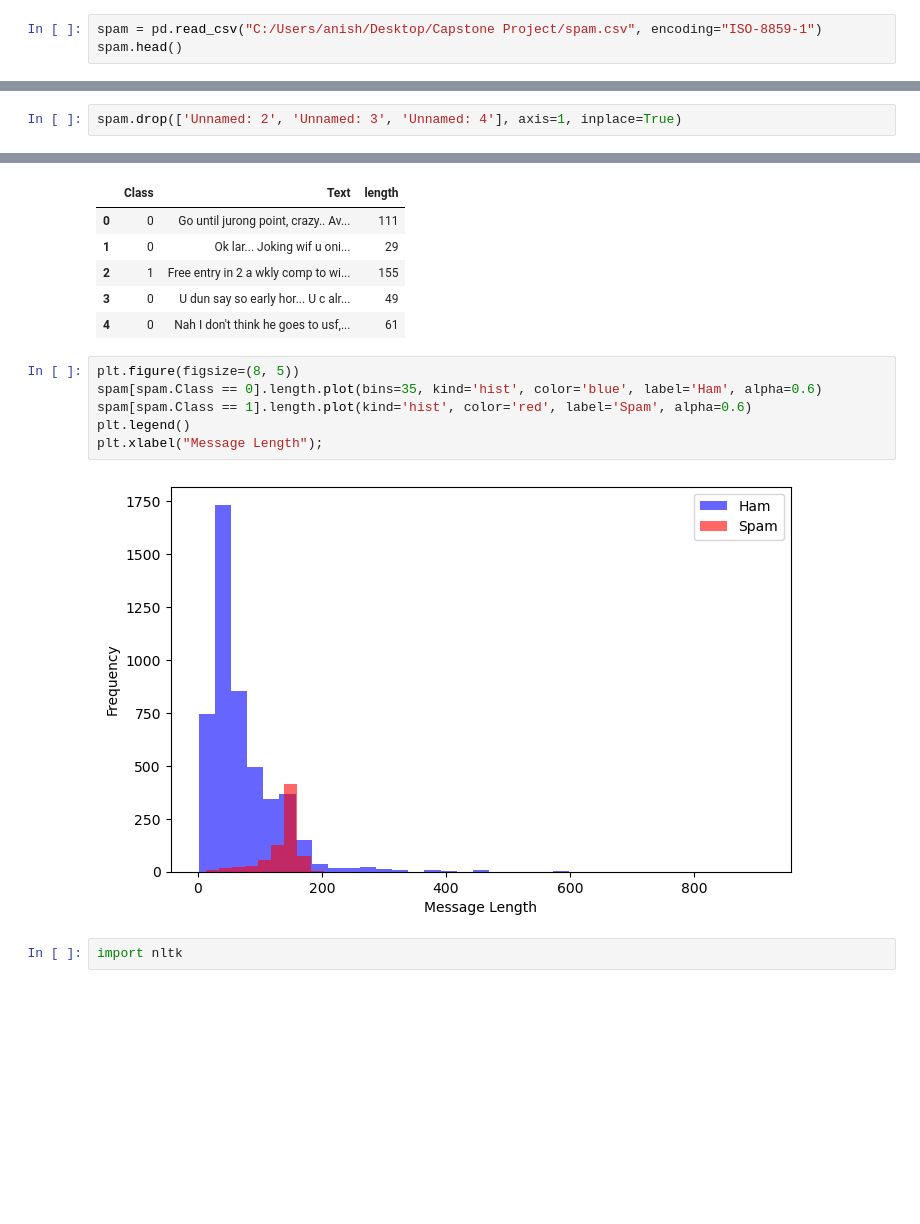
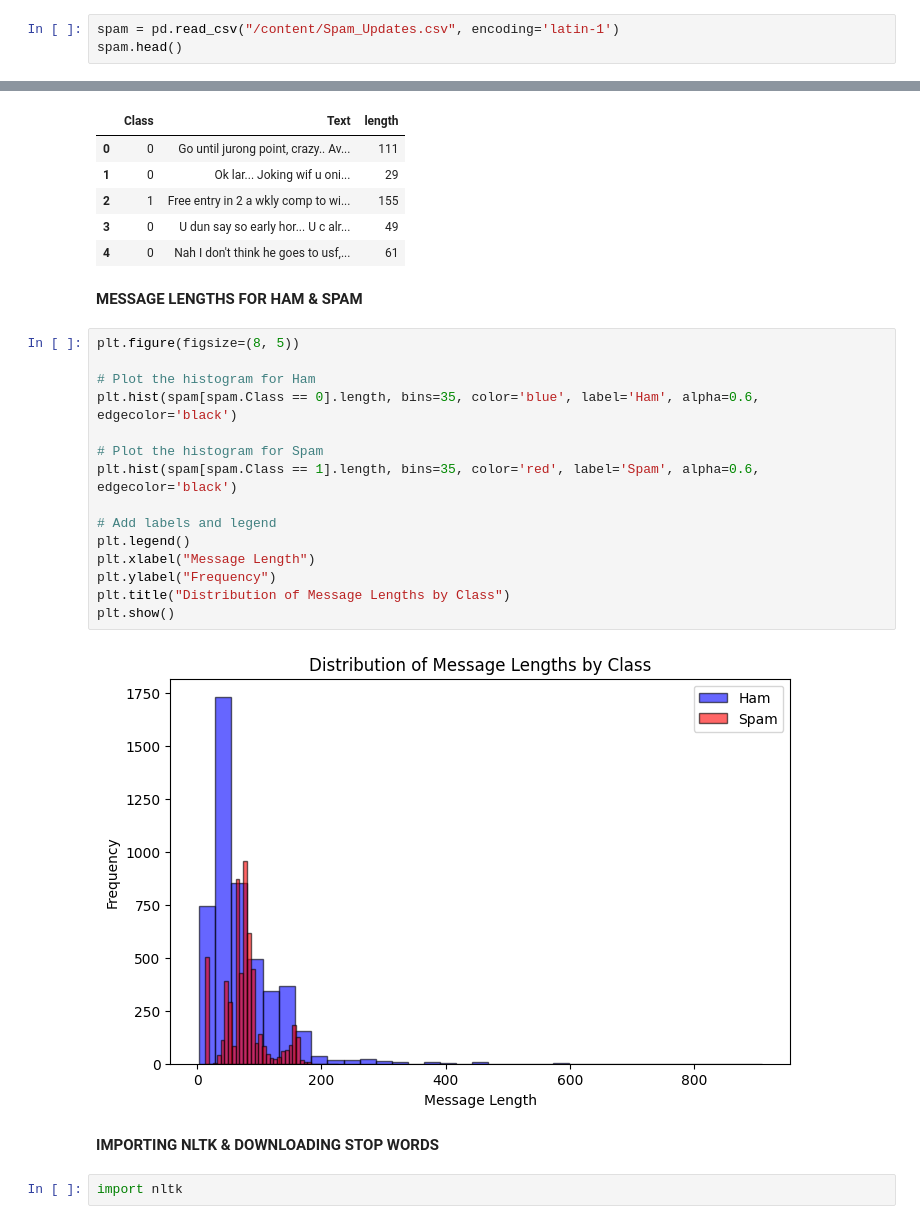
Before and after one commit to alwinkscaria/sms-spam-detection, a Jupyter notebook: notebooks/sms_spam_detection.ipynb, the cells around one changed output, grey strips where cells are left out. Cells and saved outputs as stored; diff of their text form; blank space fills up the shorter version.

```diff
--- a/notebooks/sms_spam_detection.ipynb
+++ b/notebooks/sms_spam_detection.ipynb
@@ -51,4 +52,4 @@ spam.head()
 # %%
-spam = pd.read_csv("C:/Users/anish/Desktop/Capstone Project/spam.csv", encoding="ISO-8859-1")
+spam = pd.read_csv("/content/Spam_Updates.csv", encoding='latin-1')
 spam.head()
 # %% [output]
@@ -92,2 +91,0 @@ Remove unnecessary variables:
-# %%
-spam.drop(['Unnamed: 2', 'Unnamed: 3', 'Unnamed: 4'], axis=1, inplace=True)
@@ -179,13 +186,26 @@ spam.head()
 | 2 | 1 | Free entry in 2 a wkly comp to wi... | 155 |
 | 3 | 0 | U dun say so early hor... U c alr... | 49 |
 | 4 | 0 | Nah I don't think he goes to usf,... | 61 |
+# %% [markdown]
+**MESSAGE LENGTHS FOR HAM & SPAM**
 # %%
 plt.figure(figsize=(8, 5))
-spam[spam.Class == 0].length.plot(bins=35, kind='hist', color='blue', label='Ham', alpha=0.6)
-spam[spam.Class == 1].length.plot(kind='hist', color='red', label='Spam', alpha=0.6)
+
+# Plot the histogram for Ham
+plt.hist(spam[spam.Class == 0].length, bins=35, color='blue', label='Ham', alpha=0.6, edgecolor='black')
+
+# Plot the histogram for Spam
+plt.hist(spam[spam.Class == 1].length, bins=35, color='red', label='Spam', alpha=0.6, edgecolor='black')
+
+# Add labels and legend
 plt.legend()
-plt.xlabel("Message Length");
+plt.xlabel("Message Length")
+plt.ylabel("Frequency")
+plt.title("Distribution of Message Lengths by Class")
+plt.show()
 # %% [output]
-[figure, old version]
+[figure, new version]
+# %% [markdown]
+**IMPORTING NLTK & DOWNLOADING STOP WORDS**
 # %%
 import nltk
```
Also changed, not shown: parts of 99 cells of this notebook, 9 other files.
